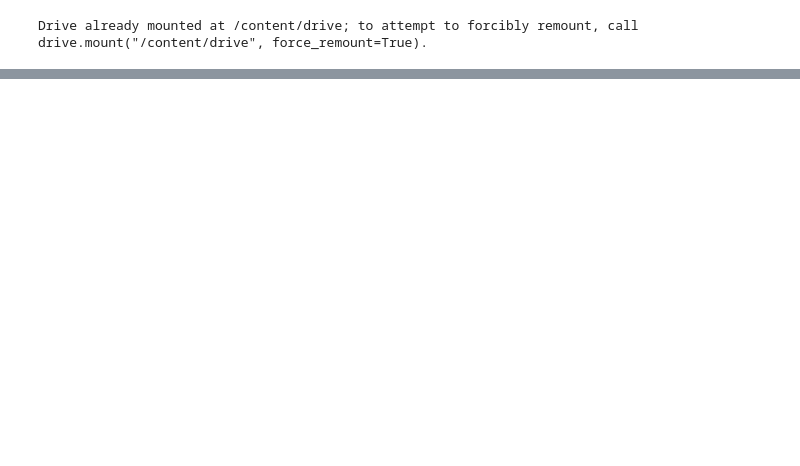
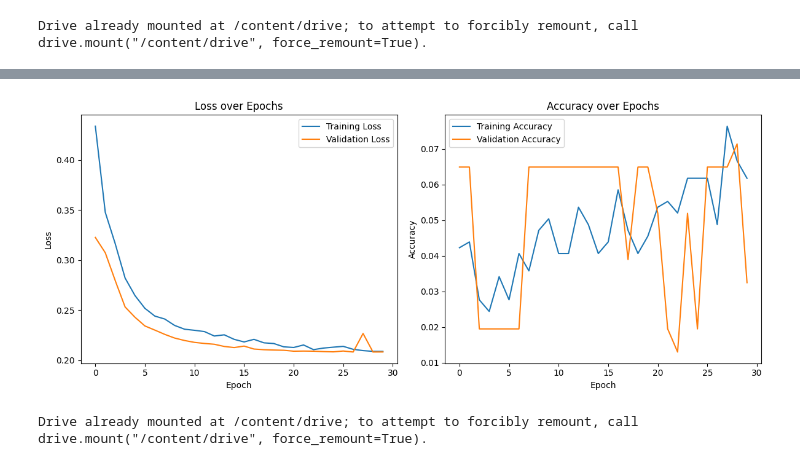
Before and after one commit to Oselin1988/ast_model, a Jupyter notebook: Welcome_To_Colab.ipynb, the cells around one changed output, grey strips where cells are left out. Cells and saved outputs as stored; diff of their text form; code cells hidden in the pictures; blank space fills up the shorter version.

```diff
--- a/Welcome_To_Colab.ipynb
+++ b/Welcome_To_Colab.ipynb
@@ -1501,0 +1681,12 @@ NameError: name 'X_norm' is not defined
+# %%
+from sklearn.preprocessing import OneHotEncoder
+
+org_encoder = OneHotEncoder(sparse_output=False, handle_unknown="ignore")
+
+# Apply encoder to the 'organism group' column of the labels_filtered
+org_features = org_encoder.fit_transform(
+    labels_filtered[["organism group"]]
+)
+
+print("Organism feature shape:", org_features.shape)
+print("Number of organism groups:", org_features.shape[1])
@@ -1501,0 +1696,8 @@ NameError: name 'X_norm' is not defined
+# %%
+np.save(f"{PROJECT_DIR}/organism_features.npy", org_features)
+
+import pickle
+with open(f"{PROJECT_DIR}/organism_encoder.pkl", "wb") as f:
+    pickle.dump(org_encoder, f)
+
+print("✅ Organism metadata saved")
@@ -1501,0 +1899,39 @@ NameError: name 'X_norm' is not defined
+# %%
+import matplotlib.pyplot as plt
+import pandas as pd
+import os
+
+PROJECT_DIR = "/content/drive/MyDrive/AST_CNN_LSTM_Project"
+LOG_DIR = f"{PROJECT_DIR}/logs"
+
+history_df = pd.read_csv(f"{LOG_DIR}/training_log.csv")
+
+plt.figure(figsize=(12, 5))
+
+# Plot Loss
+plt.subplot(1, 2, 1)
+plt.plot(history_df['loss'], label='Training Loss')
+plt.plot(history_df['val_loss'], label='Validation Loss')
+plt.title('Loss over Epochs')
+plt.xlabel('Epoch')
+plt.ylabel('Loss')
+plt.legend()
+
+# Plot Accuracy
+plt.subplot(1, 2, 2)
+plt.plot(history_df['accuracy'], label='Training Accuracy')
+plt.plot(history_df['val_accuracy'], label='Validation Accuracy')
+plt.title('Accuracy over Epochs')
+plt.xlabel('Epoch')
+plt.ylabel('Accuracy')
+plt.legend()
+
+plt.tight_layout()
+plt.show()
+# %% [output]
+[figure, added]
+# %%
+from google.colab import drive
+drive.mount('/content/drive')
+# %% [output]
+Drive already mounted at /content/drive; to attempt to forcibly remount, call drive.mount("/content/drive", force_remount=True).
```
Also changed, not shown: parts of 217 cells of this notebook.
